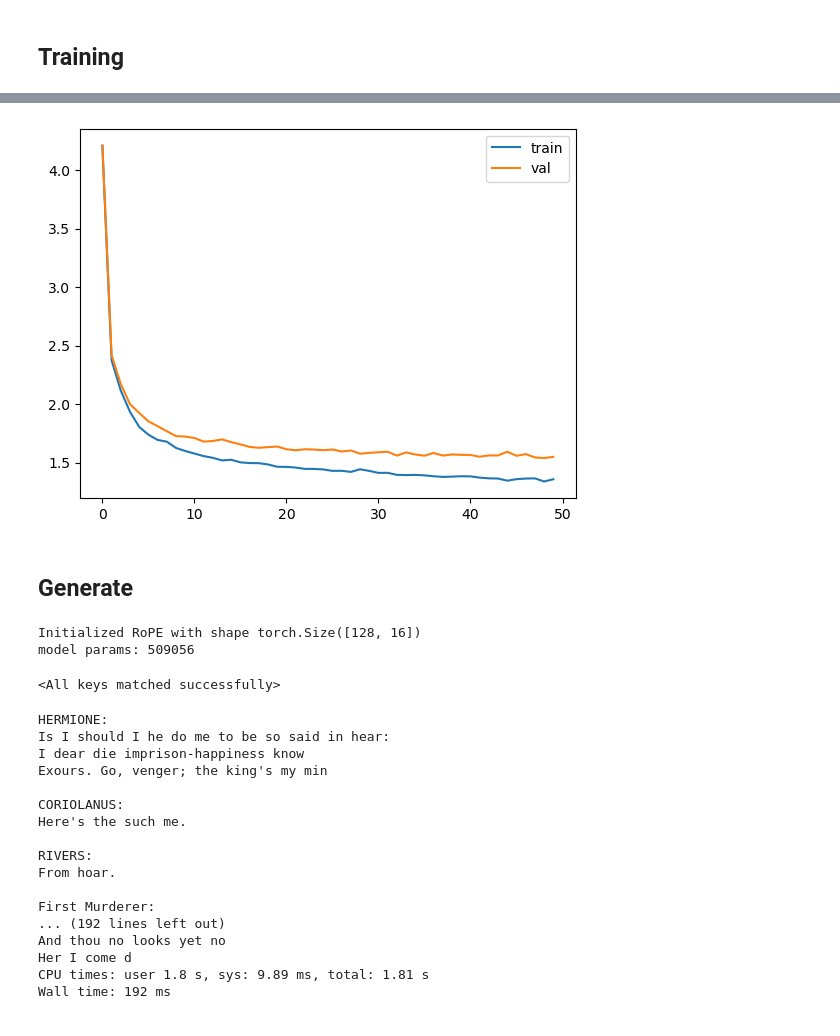
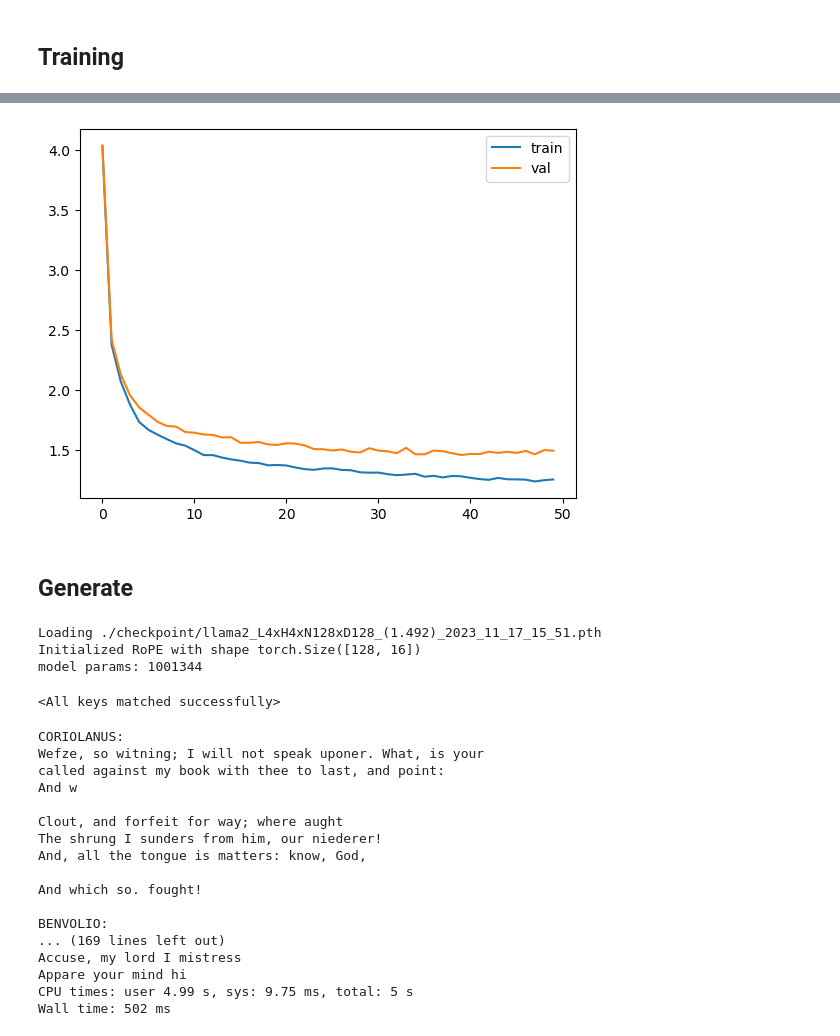
Before and after one commit to geesimon/wheels, a Jupyter notebook: Llama2.ipynb, the cells around one changed output, grey strips where cells are left out. Saved outputs shown, nothing was run; the diff lists cells and outputs as text; code cells hidden in the pictures.

Commit message:
Try different model parameters

```diff
--- a/Llama2.ipynb
+++ b/Llama2.ipynb
@@ -13,7 +12,7 @@ from typing import Optional
 @dataclass
 class ModelArgs:
     dim: int = 128
-    n_layers: int = 2
+    n_layers: int = 4
     n_heads: int = 4
     n_kv_heads: Optional[int] = 2
     vocab_size: int = -1  # defined later by tokenizer
@@ -358,6 +357,7 @@ class Llama2(nn.Module):
 ## Training
 # %%
 import pandas as pd
+import time
 
 @torch.no_grad()  # don't compute gradients for this function
 def evaluate_loss(model:Llama2):
@@ -406,7 +406,9 @@ def train(model: Llama2, optimizer:torch.optim.Optimizer, scheduler = None, prin
                 print("lr: ", scheduler.get_lr())
 
     print("validation loss: ", losses[-1]['val'])
-    return pd.DataFrame(losses).plot()
+    pd.DataFrame(losses).plot()
+
+    return losses
 # %%
 %%time
 
@@ -414,11 +416,12 @@ from datetime import datetime
 
 llama = Llama2(model_config)
 optimizer = torch.optim.Adam(llama.parameters())
-train(llama, optimizer, print_logs=True)
+losses = train(llama, optimizer, print_logs=True)
+
 
 # Save
 now = datetime.now()
-model_name = f'./checkpoint/llama2_L{model_config.n_layers}xH{model_config.n_heads}xN{model_config.max_seq_len}xD{model_config.dim}_{now.year}_{now.month}_{now.day}_{now.hour}_{now.minute}.pth'
+model_name = f'./checkpoint/llama2_L{model_config.n_layers}xH{model_config.n_heads}xN{model_config.max_seq_len}xD{model_config.dim}_({losses[-1]["val"]:.3f})_{now.year}_{now.month}_{now.day}_{now.hour}_{now.minute}.pth'
 torch.save({'model_state_dict': llama.state_dict()}, model_name)
 # %% [output]
 Initialized RoPE with shape torch.Size([128, 16])
@@ -441,4 +444,4 @@ Wall time: 7min 29s
-[figure, old version]
+[figure, new version]
 # %% [markdown]
 ## Generate
 # %%
@@ -475,12 +478,14 @@ import os
 files = glob.glob('./checkpoint/*.pth')
 files.sort(key=os.path.getmtime)
 model_name = files[-1]
+print(f'Loading {model_name}')
 
 llama_infer = Llama2(model_config)
 llama_infer.load_state_dict(torch.load(model_name)['model_state_dict'])
 # %% [output]
+Loading ./checkpoint/llama2_L4xH4xN128xD128_(1.492)_2023_11_17_15_51.pth
 Initialized RoPE with shape torch.Size([128, 16])
-model params: 509056
+model params: 1001344
 <All keys matched successfully>
 # %%
 %%time
@@ -488,20 +493,20 @@ model params: 509056
 for s in generate(llama_infer, 128):
     print(s)
 # %% [output]
-HERMIONE:
-Is I should I he do me to be so said in hear:
-I dear die imprison-happiness know
-Exours. Go, venger; the king's my min
+CORIOLANUS:
+Wefze, so witning; I will not speak uponer. What, is your
+called against my book with thee to last, and point:
+And w
 
-CORIOLANUS:
-Here's the such me.
+Clout, and forfeit for way; where aught
+The shrung I sunders from him, our niederer!
+And, all the tongue is matters: know, God,
 
-RIVERS:
-From hoar.
+And which so. fought!
 
-First Murderer:
-... (192 lines left out)
-And thou no looks yet no
-Her I come d
-CPU times: user 1.8 s, sys: 9.89 ms, total: 1.81 s
-Wall time: 192 ms
+BENVOLIO:
+... (169 lines left out)
+Accuse, my lord I mistress
+Appare your mind hi
+CPU times: user 4.99 s, sys: 9.75 ms, total: 5 s
+Wall time: 502 ms
```
Also changed, not shown: parts of 3 cells of this notebook.
